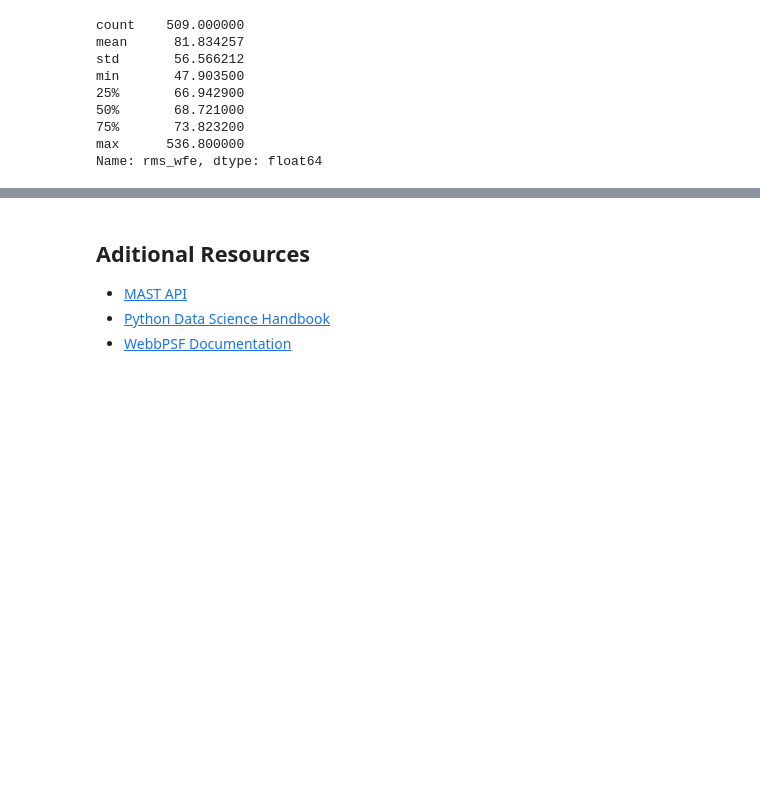
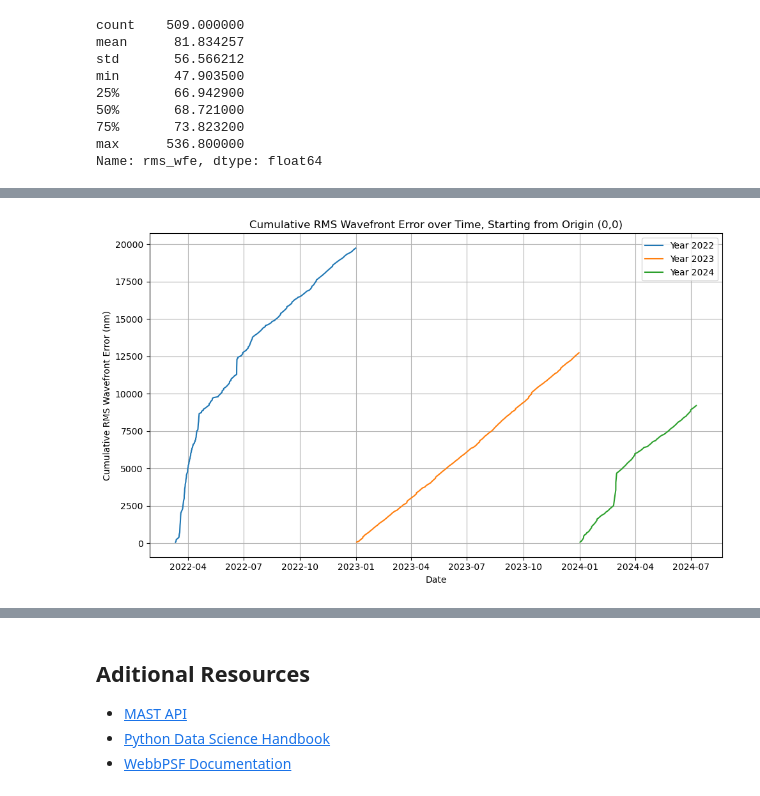
Before and after one commit to kulpster85/webbpsf_notebook, a Jupyter notebook: notebooks/example_notebook/example_notebook.ipynb, the cells around one changed output, grey strips where cells are left out. Saved outputs shown, nothing was run; the diff lists cells and outputs as text; code cells hidden in the pictures; blank space fills up the shorter version.

```diff
--- a/notebooks/example_notebook/example_notebook.ipynb
+++ b/notebooks/example_notebook/example_notebook.ipynb
@@ -187,0 +252,21 @@ df.plot(x='date', y='rms_wfe')
+# %%
+grouped = df.groupby('year')
+
+# Plotting
+plt.figure(figsize=(10, 6))
+
+for year, group in grouped:
+    # Calculate cumulative sum of RMS WFE values for each year
+    cumulative_rms_wfe = np.cumsum(group['rms_wfe'])
+    plt.plot(group['date'], cumulative_rms_wfe, label=f'Year {year}')
+
+plt.xlabel('Date')
+plt.ylabel('Cumulative RMS Wavefront Error (nm)')
+plt.title('Cumulative RMS Wavefront Error over Time, Starting from Origin (0,0)')
+plt.grid(True)
+plt.legend()
+plt.tight_layout()
+
+plt.show()
+# %% [output]
+[figure, added]
```
Also changed, not shown: parts of 14 cells of this notebook, 2 other files.
